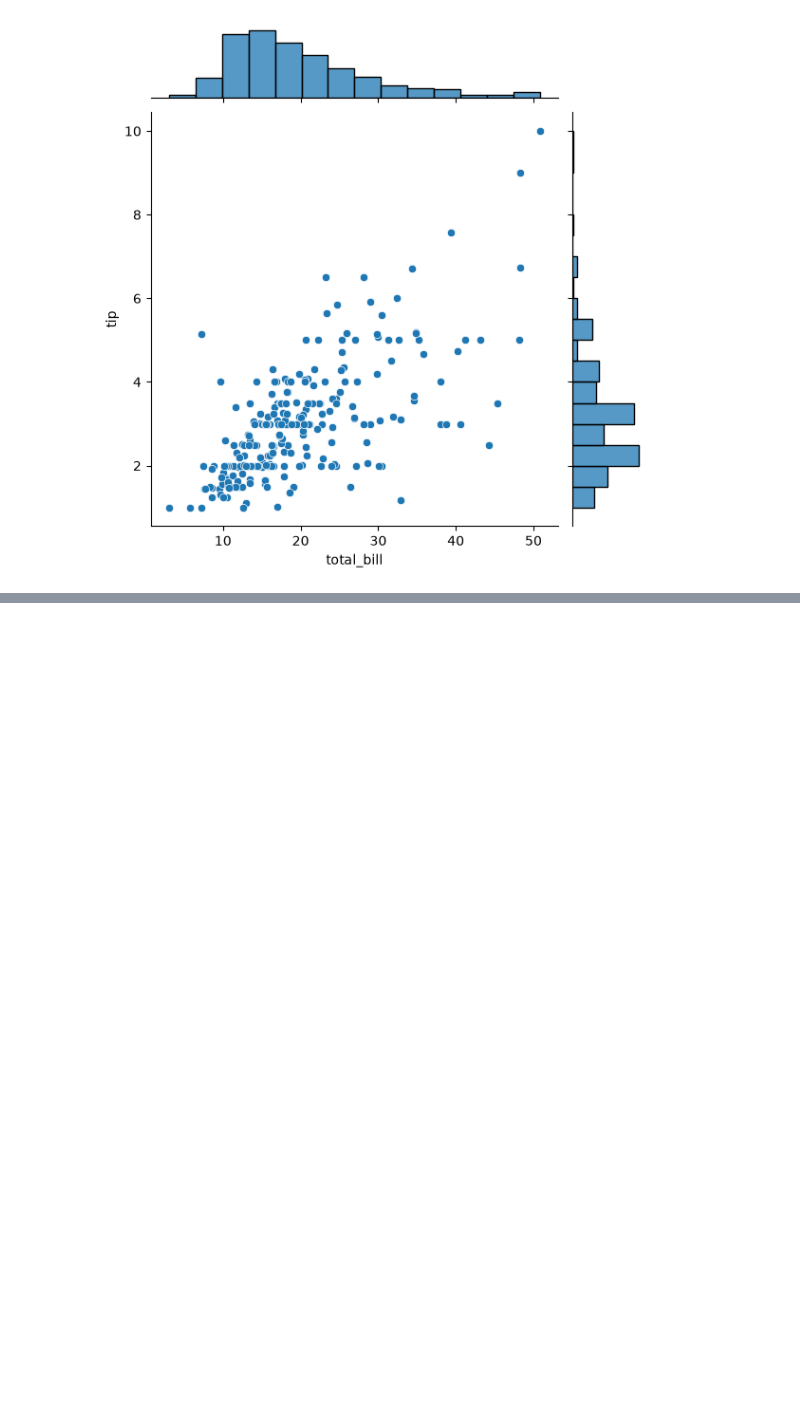
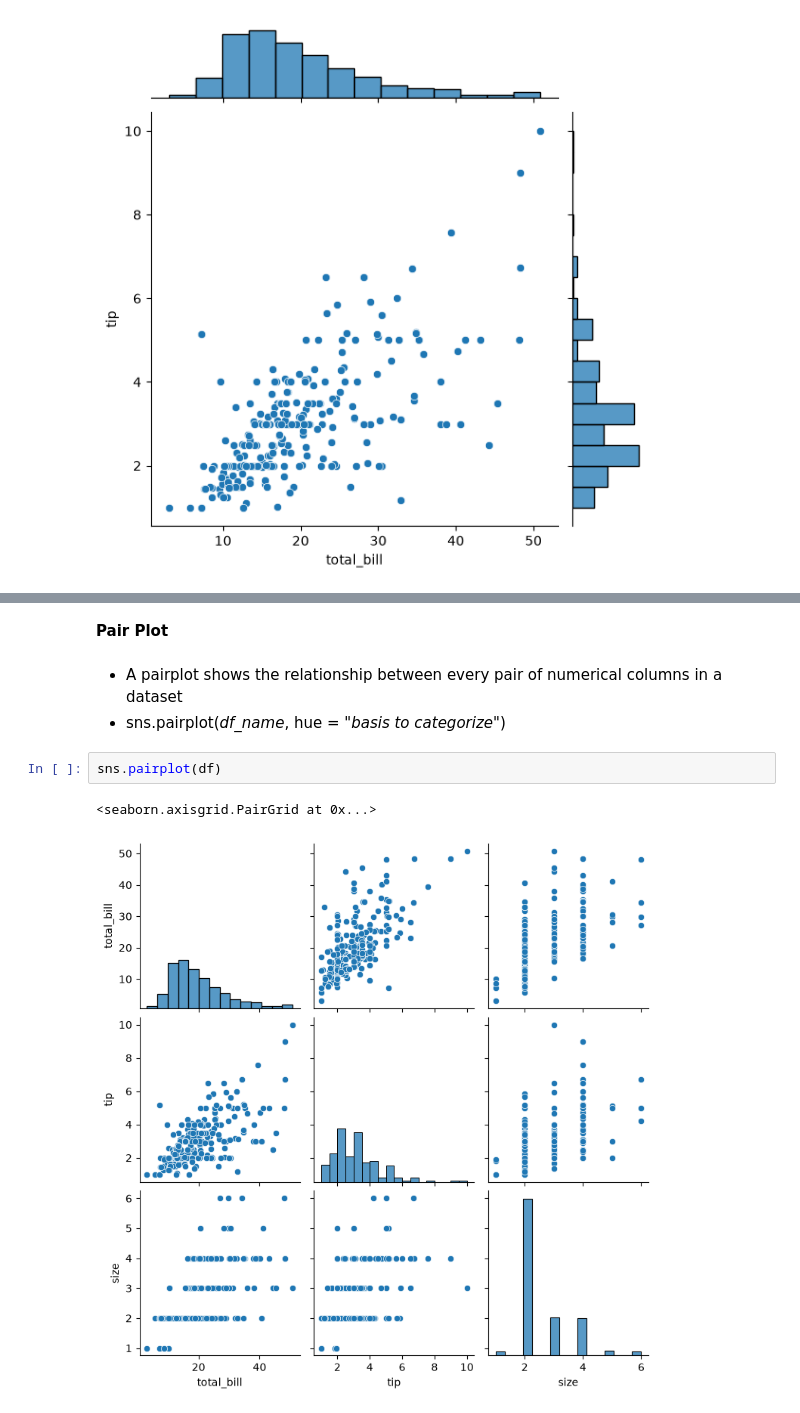
Before and after one commit to praful011-nep/ML-Playground, a Jupyter notebook: Data_Visualization/Seaborn/2.Distribution_plot.ipynb, the cells around one changed output, grey strips where cells are left out. Drawn from its saved outputs; the diff is of its cells as text; blank space fills up the shorter version.

Commit message:
Pairplot demostration and understand how it works, use of hue and palette

```diff
--- a/Data_Visualization/Seaborn/2.Distribution_plot.ipynb
+++ b/Data_Visualization/Seaborn/2.Distribution_plot.ipynb
@@ -90,0 +92,10 @@ sns.jointplot(
+# %% [markdown]
+**Pair Plot**
+# %% [markdown]
+* A pairplot shows the relationship between every pair of numerical columns in a dataset
+* sns.pairplot(*df_name*, hue = "*basis to categorize*")
+# %%
+sns.pairplot(df)
+# %% [output]
+<seaborn.axisgrid.PairGrid at 0x...>
+[figure, added]
```
Also changed, not shown: parts of 3 cells of this notebook.
